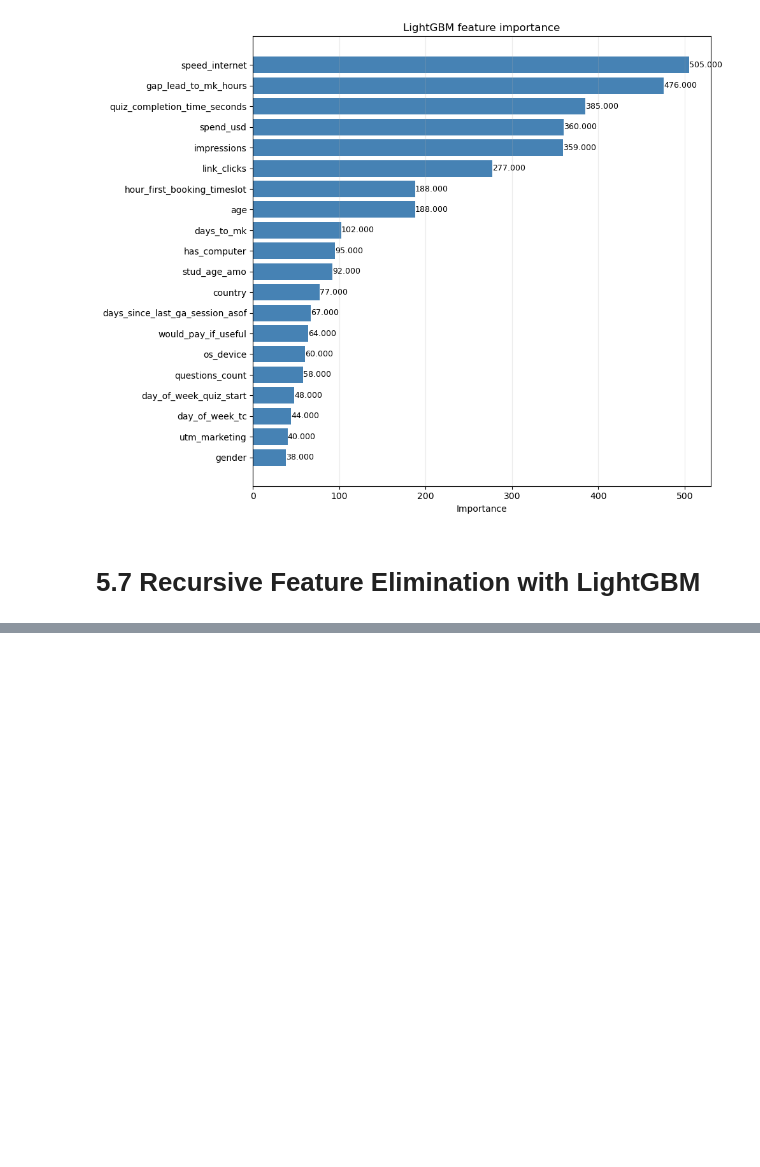
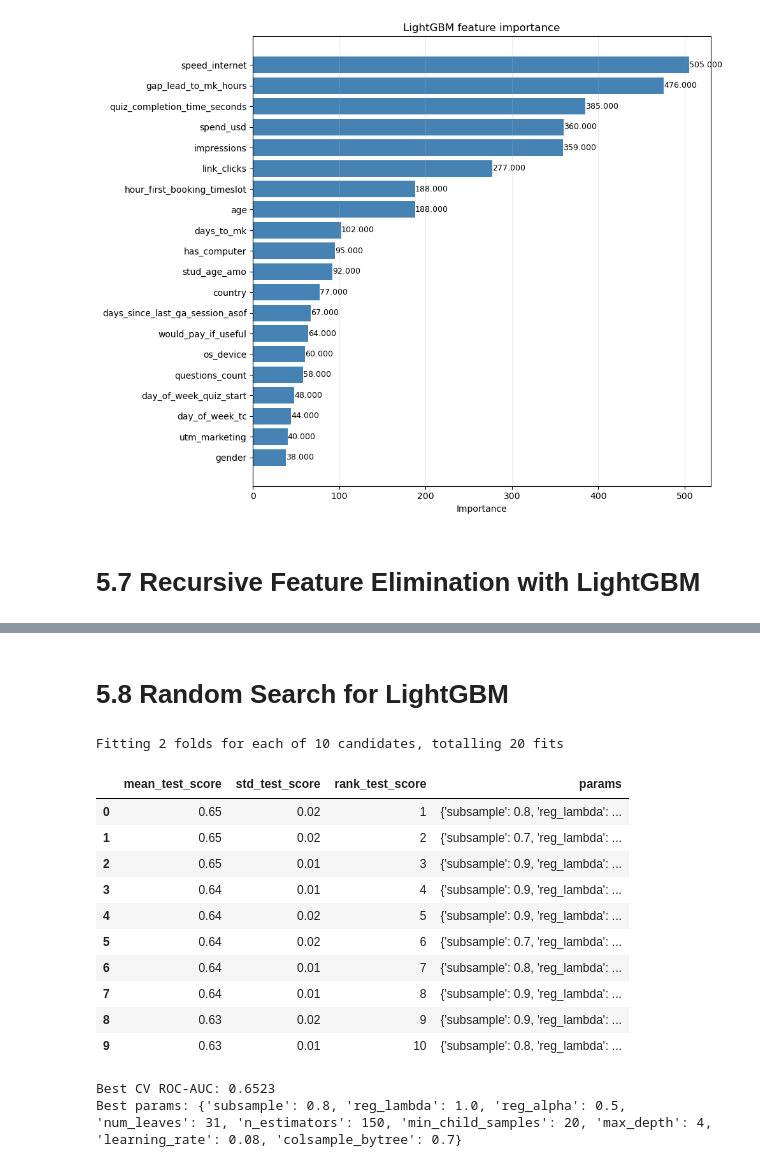
Before and after one commit to AlinaYakubova/Thesis_DTM_Trial_Class_Prediction, a Jupyter notebook: Main_script_diploma.ipynb, the cells around one changed output, grey strips where cells are left out. Cells and saved outputs as stored; diff of their text form; code cells hidden in the pictures; blank space fills up the shorter version.

```diff
--- a/Main_script_diploma.ipynb
+++ b/Main_script_diploma.ipynb
@@ -2457,0 +2542,73 @@ plt.show()
+# %% [markdown]
+# 5.8 Random Search for LightGBM
+# %%
+from sklearn.model_selection import RandomizedSearchCV, TimeSeriesSplit
+
+
+lgbm_random_search_estimator = LGBMClassifier(
+    objective="binary",
+    class_weight="balanced",
+    random_state=42,
+    n_jobs=1,
+    verbose=-1,
+)
+
+lgbm_random_search_params = {
+    "n_estimators": [150, 250, 350],
+    "learning_rate": [0.03, 0.05, 0.08],
+    "max_depth": [4, 6, 8],
+    "num_leaves": [15, 31, 63],
+    "min_child_samples": [20, 50, 80],
+    "subsample": [0.7, 0.8, 0.9],
+    "colsample_bytree": [0.7, 0.8, 0.9],
+    "reg_alpha": [0, 0.1, 0.5],
+    "reg_lambda": [0, 0.1, 1.0],
+}
+
+lgbm_random_search_cv = TimeSeriesSplit(n_splits=2)
+
+lgbm_random_search = RandomizedSearchCV(
+    estimator=lgbm_random_search_estimator,
+    param_distributions=lgbm_random_search_params,
+    n_iter=10,
+    scoring="roc_auc",
+    cv=lgbm_random_search_cv,
+    random_state=42,
+    n_jobs=-1,
+    verbose=1,
+)
+
+lgbm_random_search.fit(X_train_lgbm, y_train)
+
+lgbm_random_search_results = pd.DataFrame(lgbm_random_search.cv_results_)
+lgbm_random_search_results = (
+    lgbm_random_search_results[
+        [
+            "mean_test_score",
+            "std_test_score",
+            "rank_test_score",
+            "params",
+        ]
+    ]
+    .sort_values("rank_test_score")
+    .reset_index(drop=True)
+)
+
+display(lgbm_random_search_results.head(10))
+print("Best CV ROC-AUC:", round(lgbm_random_search.best_score_, 4))
+print("Best params:", lgbm_random_search.best_params_)
+# %% [output]
+Fitting 2 folds for each of 10 candidates, totalling 20 fits
+|  | mean_test_score | std_test_score | rank_test_score | params |
+| 0 | 0.65 | 0.02 | 1 | {'subsample': 0.8, 'reg_lambda': ... |
+| 1 | 0.65 | 0.02 | 2 | {'subsample': 0.7, 'reg_lambda': ... |
+| 2 | 0.65 | 0.01 | 3 | {'subsample': 0.9, 'reg_lambda': ... |
+| 3 | 0.64 | 0.01 | 4 | {'subsample': 0.9, 'reg_lambda': ... |
+| 4 | 0.64 | 0.02 | 5 | {'subsample': 0.9, 'reg_lambda': ... |
+| 5 | 0.64 | 0.02 | 6 | {'subsample': 0.7, 'reg_lambda': ... |
+| 6 | 0.64 | 0.01 | 7 | {'subsample': 0.8, 'reg_lambda': ... |
+| 7 | 0.64 | 0.01 | 8 | {'subsample': 0.9, 'reg_lambda': ... |
+| 8 | 0.63 | 0.02 | 9 | {'subsample': 0.9, 'reg_lambda': ... |
+| 9 | 0.63 | 0.01 | 10 | {'subsample': 0.8, 'reg_lambda': ... |
+Best CV ROC-AUC: 0.6523
+Best params: {'subsample': 0.8, 'reg_lambda': 1.0, 'reg_alpha': 0.5, 'num_leaves': 31, 'n_estimators': 150, 'min_child_samples': 20, 'max_depth': 4, 'learning_rate': 0.08, 'colsample_bytree': 0.7}
```
Also changed, not shown: parts of 11 cells of this notebook.
